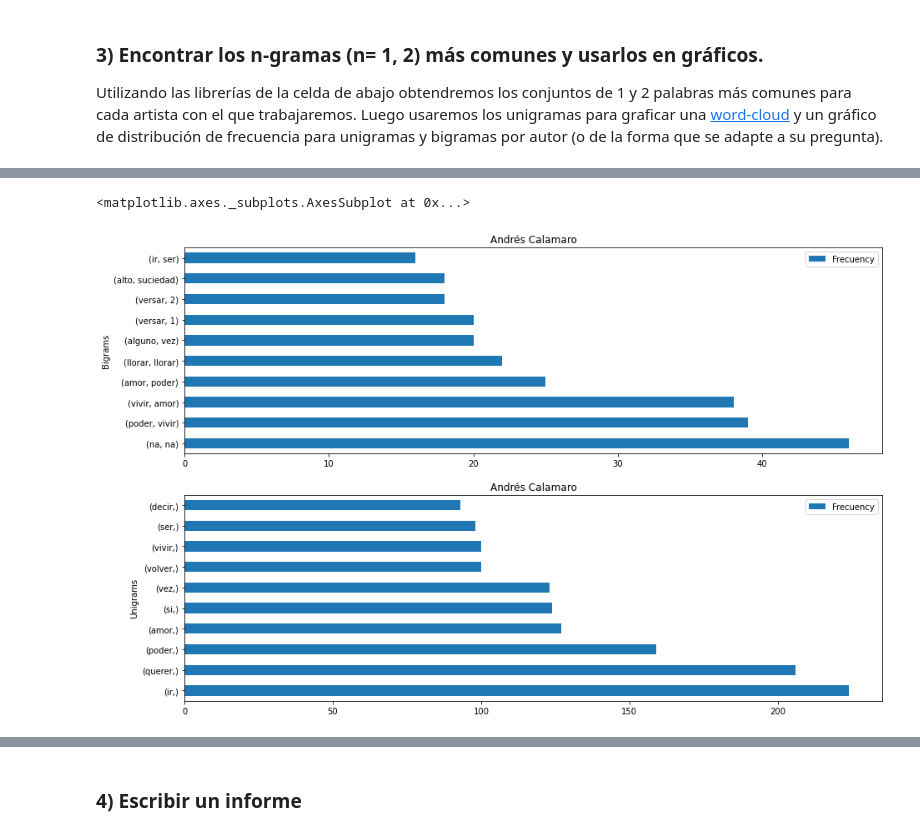
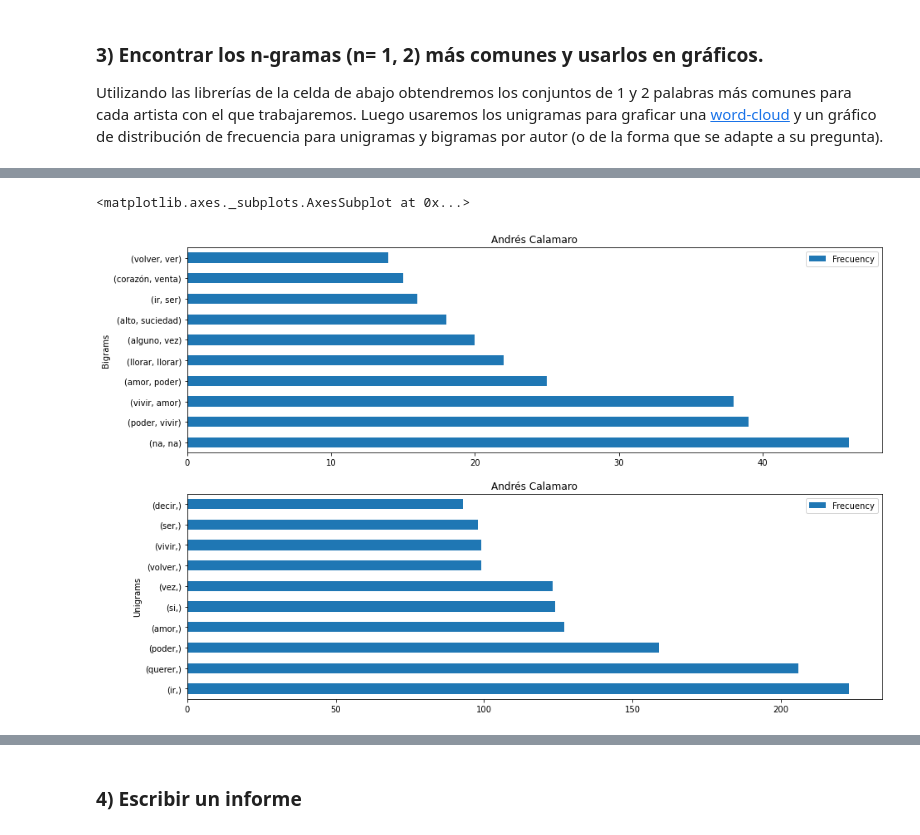
Before and after one commit to igutierrez-projects/IA-project-classify-tracks, a Jupyter notebook: TP2_Mentoria_2020.ipynb, the cells around one changed output, grey strips where cells are left out. Saved outputs shown, nothing was run; the diff lists cells and outputs as text; code cells hidden in the pictures.

```diff
--- a/TP2_Mentoria_2020.ipynb
+++ b/TP2_Mentoria_2020.ipynb
@@ -75,6 +75,7 @@ import re
 import numpy as np
 import matplotlib.pyplot as plt
 from collections import Counter
+from wordcloud import WordCloud
 
 import nltk
 nltk.download('stopwords')
@@ -144,8 +145,9 @@ def getDFJoingArtistFiles(artists_df, suffix='', extension='csv', folder_path='.
 
 def remove_punctuation(txt):
     text = str(txt)
+    lyric = remove_no_lyrics_words(text)
     spanish_punctuation = string.punctuation + '¿¡'
-    txt_no_puntuation = "".join([ c.lower() for c in text if c not in spanish_punctuation])
+    txt_no_puntuation = "".join([ c.lower() for c in lyric if c not in spanish_punctuation])
     return txt_no_puntuation
 
 def tokenizar_spicy(txt):
@@ -157,6 +159,10 @@ def remove_stopwords_spicy(tokenize_data, language='spanish'):
 
 def lemmatization_spicy(tokenize_data):
      return [word.lemma_ for word in tokenize_data if word.text.strip() not in '']
+
+def remove_no_lyrics_words(lyric):
+    final_lyric = re.sub(r"\[.*\]", " ", lyric)
+    return final_lyric
 
 def getMostCommonsBigramsArtist(data_frame, artist_name, max_top = 10):
     df = data_frame[data_frame['artista'] == artist_name]
@@ -177,6 +183,28 @@ def getMostCommonsUnigramsArtist(data_frame, artist_name, max_top = 10):
     unigrams_count = Counter(unigrams)
     df_unigram = pd.DataFrame(unigrams_count.most_common(max_top), columns=['Unigrams','Frecuency'])
     return df_unigram
+
+def wordcloud_from_lyric(lyric, language='spanish' ):
+    stopwords = nltk.corpus.stopwords.words(language)
+    wordcloud = WordCloud(width=880, height=480,
+                          max_font_size = 1120,margin=0,
+                          background_color="white",relative_scaling=.5,
+                          collocations=False,
+                         stopwords=stopwords).generate(lyric)
+    return wordcloud
+
+def full_lyrics_text_from_original_df(data_frame):
+    full_lyrics = []
+    lyrics_text = ''
+    for index, row in data_frame.iterrows():
+        for letra in row.letra:
+            full_lyrics.append(letra)
+    lyrics_text = " ".join(full_lyrics)
+    return lyrics_text
+
+def full_lyrics_text_from_original_df_by_artist(original_df, artist_name):
+    df = original_df[original_df['artista'] == artist_name]
+    return full_lyrics_text_from_original_df(df)
 # %% [output]
 [nltk_data] Downloading package stopwords to C:\Users\Data
 [nltk_data]     Science\AppData\Roaming\nltk_data...
@@ -218,8 +246,10 @@ Handling exception:  The file ./TP_2_CSV_Files/Intoxicados_100.csv already exist
 Handling exception:  The file ./TP_2_CSV_Files/Divididos_100.csv already exist.
 # %%
 andres_calamaro_path = csv_folder_path.format(calamaro_file_name)
-df_andres_calamaro = pd.read_csv(andres_calamaro_path, sep='#')
-df_andres_calamaro
+df_andres_calamaro_original = pd.read_csv(andres_calamaro_path, sep='#')
+df_andres_calamaro = df_andres_calamaro_original.copy()
+
+df_andres_calamaro_original
 # %% [output]
 |  | track_name | artist_name | lyrics |
 | 0 | Flaca | Andrés Calamaro | [Letra de "Flaca"]\n\n[Coro]\nFla... |
@@ -312,11 +407,11 @@ Utilizando las librerías de la celda de abajo obtendremos los conjuntos de 1 y
 # %%
 figure, axes = plt.subplots(2,1, figsize=(15,10))
 
 df_bigram = getMostCommonsBigramsArtist(df_npl_andres_calamaro, andres_calamaro_name, 10)
 df_bigram.plot.barh(x='Bigrams', y='Frecuency', rot=0, title = andres_calamaro_name,  ax=axes[0])
 
-df_bigram = getMostCommonsUnigramsArtist(df_npl_andres_calamaro, andres_calamaro_name, 10)
-df_bigram.plot.barh(x='Unigrams', y='Frecuency', rot=0, title = andres_calamaro_name,  ax=axes[1])
+df_uigram = getMostCommonsUnigramsArtist(df_npl_andres_calamaro, andres_calamaro_name, 10)
+df_uigram.plot.barh(x='Unigrams', y='Frecuency', rot=0, title = andres_calamaro_name,  ax=axes[1])
 # %% [output]
 <matplotlib.axes._subplots.AxesSubplot at 0x...>
-[figure, old version]
+[figure, new version]
```
Also changed, not shown: parts of 18 cells of this notebook.
